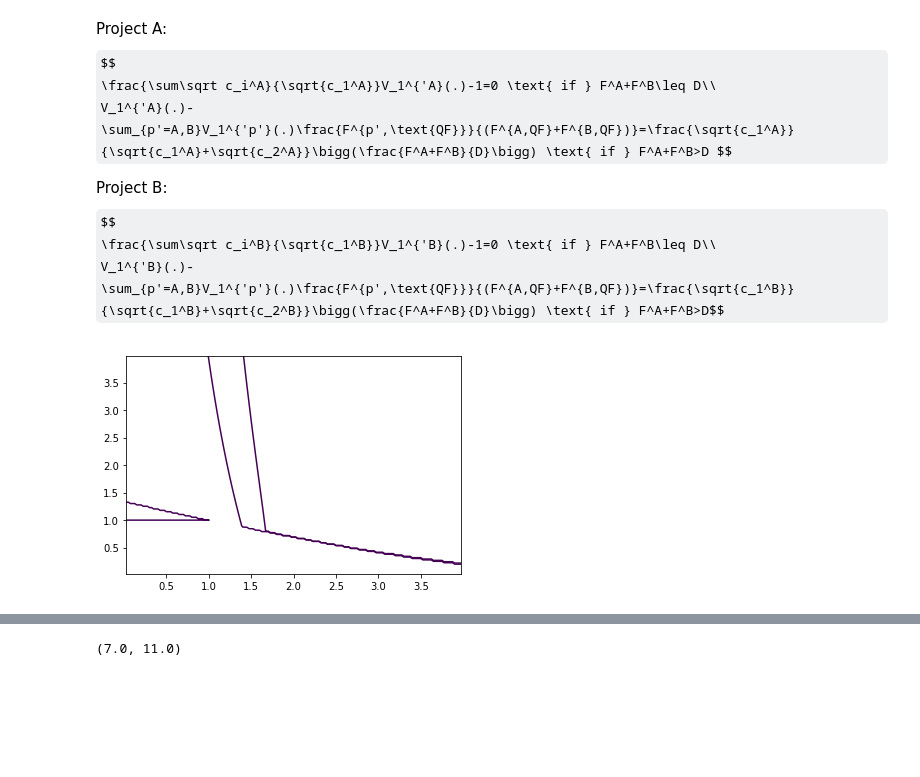
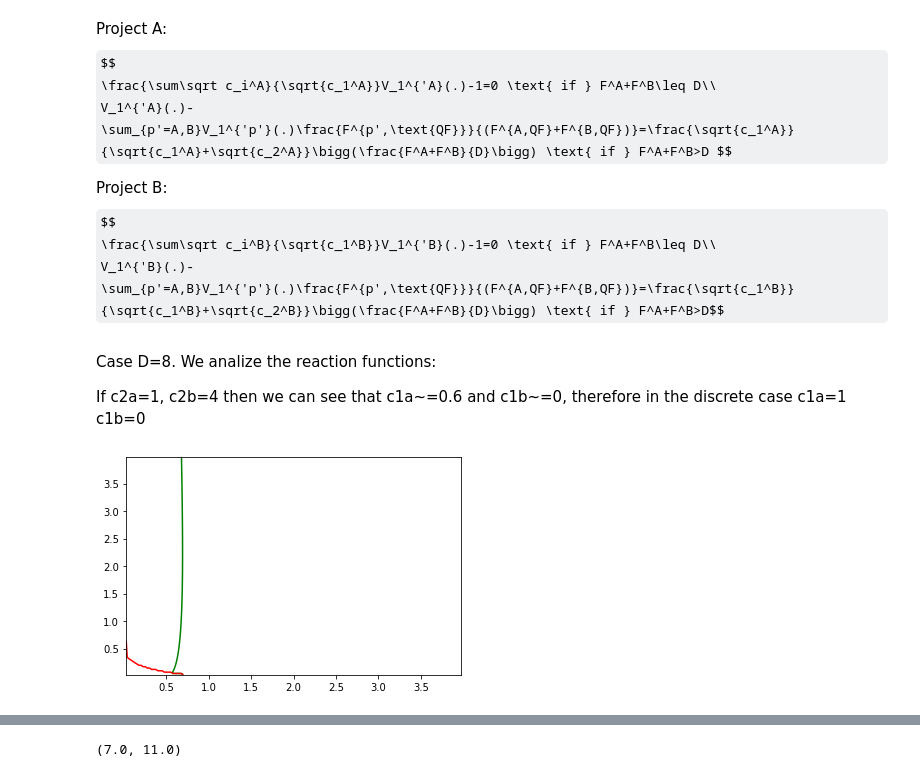
Before and after one commit to rpasquini/qf_games, a Jupyter notebook: QF_with_limited_funds_example.ipynb, the cells around one changed output, grey strips where cells are left out. Cells and saved outputs as stored; diff of their text form; code cells hidden in the pictures; some formulas as TeX source; blank space fills up the shorter version.

```diff
--- a/QF_with_limited_funds_example.ipynb
+++ b/QF_with_limited_funds_example.ipynb
@@ -202,15 +221,22 @@ def equationB(c1a,c1b,c2a,c2b,D):
     RHS=1
     return LHS-RHS
 # %%
-import matplotlib.pyplot as plt
+def reactionfunction(c2a,c2b,D):
 
-import numpy as np
-delta=0.025
-c1a,c1b=np.meshgrid(np.arange(0.025,4,delta),np.arange(0.025,4,delta))
+  """Graphs the first order conditions to identify"""
 
-plt.contour(c1a,c1b,equationA(c1a,c1b,0,4,10),[0])
-plt.contour(c1a,c1b,equationB(c1a,c1b,0,4,10),[0])
+  delta=0.025
+  c1a,c1b=np.meshgrid(np.arange(0.025,4,delta),np.arange(0.025,4,delta))
 
-plt.show()
+  plt.contour(c1a,c1b,equationA(c1a,c1b,c2a,c2b,D),[0], colors='g')
+  plt.contour(c1a,c1b,equationB(c1a,c1b,c2a,c2b,D),[0], colors='r')
+
+  plt.show()
-# %% [output]
-[figure, removed]
+# %% [markdown]
+Case D=8. We analize the reaction functions:
+
+If c2a=1, c2b=4 then we can see that c1a\~=0.6 and c1b\~=0, therefore in the discrete case c1a=1 c1b=0
+# %%
+reactionfunction(1,4,8)
+# %% [output]
+[figure, added]
```
Also changed, not shown: parts of 29 cells of this notebook.
